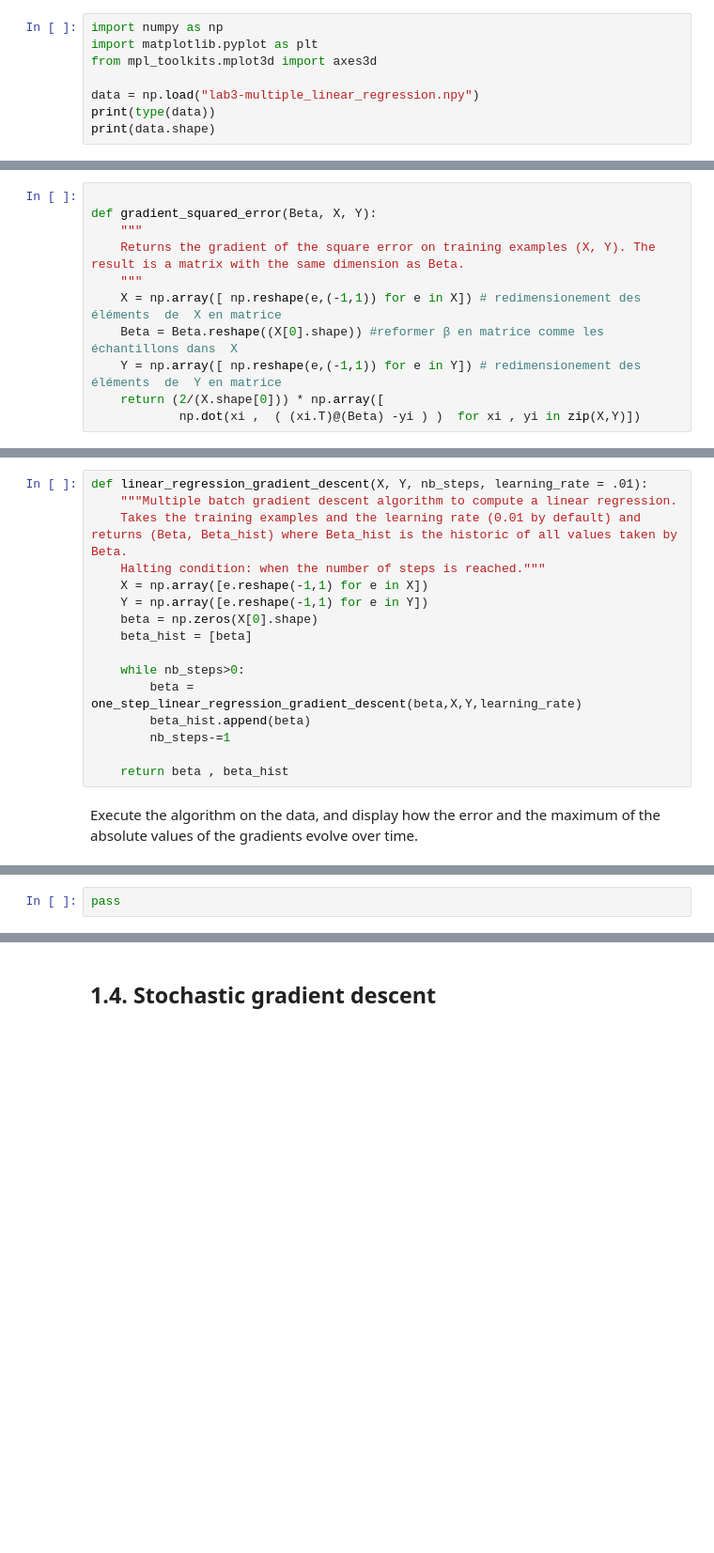
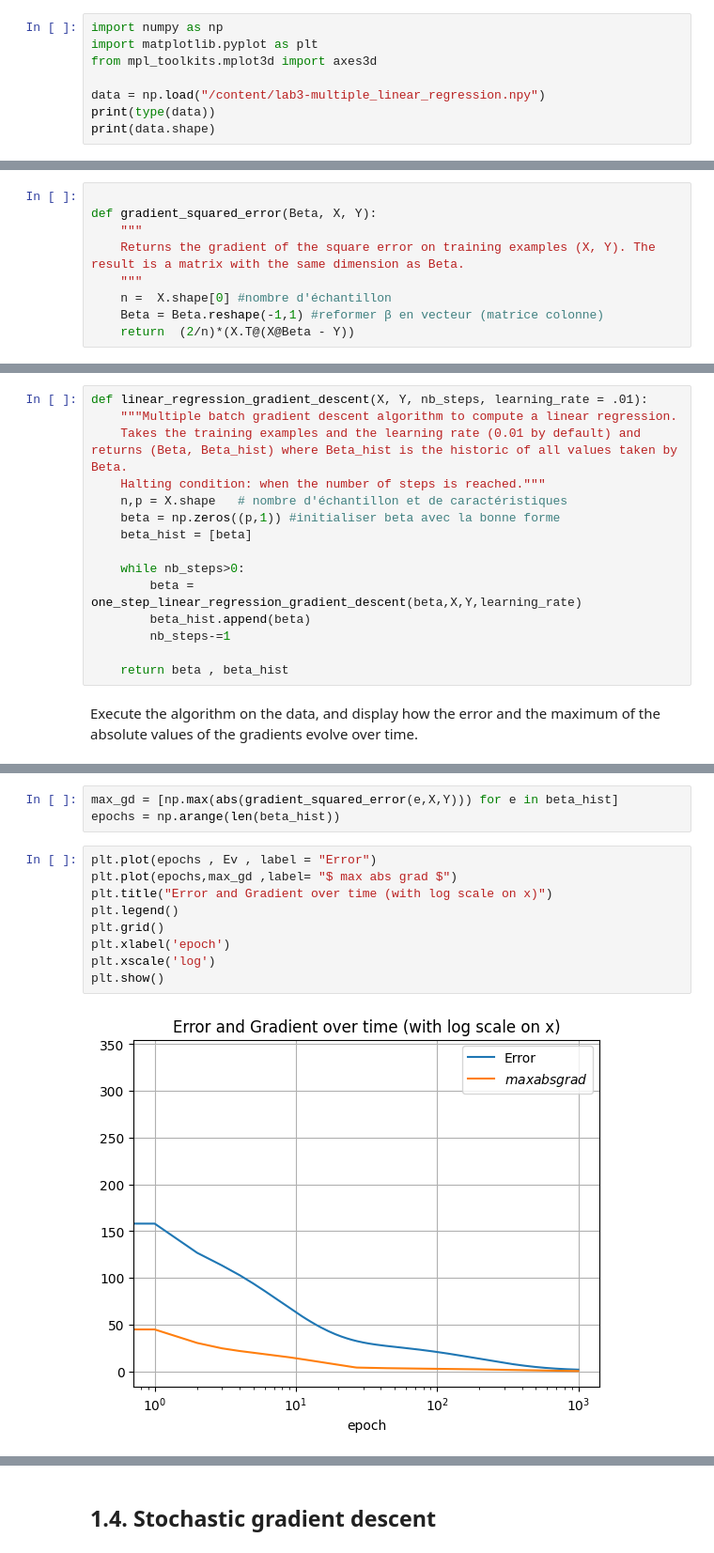
Before and after one commit to mebs237/Matieres, a Jupyter notebook: Intro Machine Learning & DS/TP/lab3/lab3.ipynb, the cells around one changed output, grey strips where cells are left out. Shown at 94% size. Drawn from its saved outputs; the diff is of its cells as text; blank space fills up the shorter version.

```diff
--- a/Intro Machine Learning & DS/TP/lab3/lab3.ipynb
+++ b/Intro Machine Learning & DS/TP/lab3/lab3.ipynb
@@ -386,7 +410,7 @@ import numpy as np
 import matplotlib.pyplot as plt
 from mpl_toolkits.mplot3d import axes3d
 
-data = np.load("lab3-multiple_linear_regression.npy")
+data = np.load("/content/lab3-multiple_linear_regression.npy")
 print(type(data))
 print(data.shape)
 # %% [output]
@@ -455,11 +479,9 @@ def gradient_squared_error(Beta, X, Y):
     """
     Returns the gradient of the square error on training examples (X, Y). The result is a matrix with the same dimension as Beta.
     """
-    X = np.array([ np.reshape(e,(-1,1)) for e in X]) # redimensionement des  éléments  de  X en matrice
-    Beta = Beta.reshape((X[0].shape)) #reformer β en matrice comme les  échantillons dans  X
-    Y = np.array([ np.reshape(e,(-1,1)) for e in Y]) # redimensionement des  éléments  de  Y en matrice
-    return (2/(X.shape[0])) * np.array([
-            np.dot(xi ,  ( (xi.T)@(Beta) -yi ) )  for xi , yi in zip(X,Y)])
+    n =  X.shape[0] #nombre d'échantillon
+    Beta = Beta.reshape(-1,1) #reformer β en vecteur (matrice colonne)
+    return  (2/n)*(X.T@(X@Beta - Y))
 # %%
 B , x,y   = Beta[:100],X[:100],Y[:100]
 temp = gradient_squared_error(B, x,y)
@@ -503,9 +523,8 @@ def linear_regression_gradient_descent(X, Y, nb_steps, learning_rate = .01):
     """Multiple batch gradient descent algorithm to compute a linear regression.
     Takes the training examples and the learning rate (0.01 by default) and returns (Beta, Beta_hist) where Beta_hist is the historic of all values taken by Beta.
     Halting condition: when the number of steps is reached."""
-    X = np.array([e.reshape(-1,1) for e in X])
-    Y = np.array([e.reshape(-1,1) for e in Y])
-    beta = np.zeros(X[0].shape)
+    n,p = X.shape   # nombre d'échantillon et de caractéristiques
+    beta = np.zeros((p,1)) #initialiser beta avec la bonne forme
     beta_hist = [beta]
 
     while nb_steps>0:
@@ -525,2 +542,14 @@ ValueError: cannot reshape array of size 4058130 into shape (5,1)
 # %%
-pass
+max_gd = [np.max(abs(gradient_squared_error(e,X,Y))) for e in beta_hist]
+epochs = np.arange(len(beta_hist))
+# %%
+plt.plot(epochs , Ev , label = "Error")
+plt.plot(epochs,max_gd ,label= "$ max abs grad $")
+plt.title("Error and Gradient over time (with log scale on x)")
+plt.legend()
+plt.grid()
+plt.xlabel('epoch')
+plt.xscale('log')
+plt.show()
+# %% [output]
+[figure, added]
```
Also changed, not shown: parts of 30 cells of this notebook.
